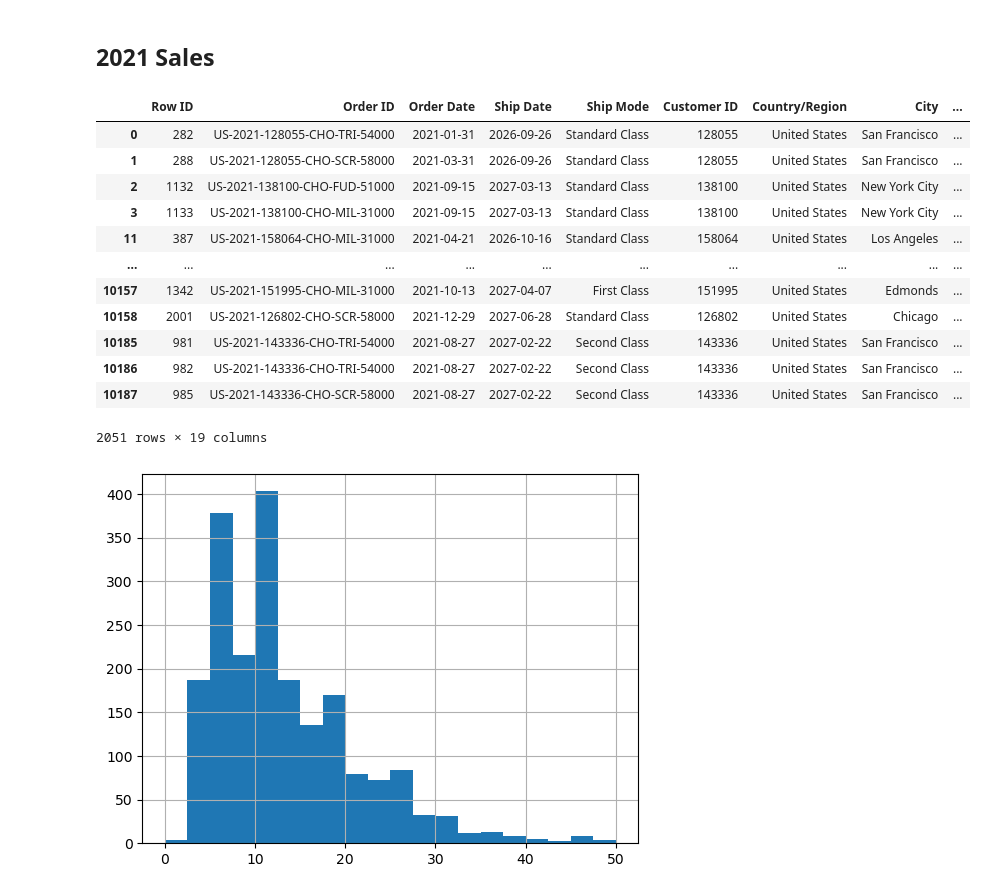
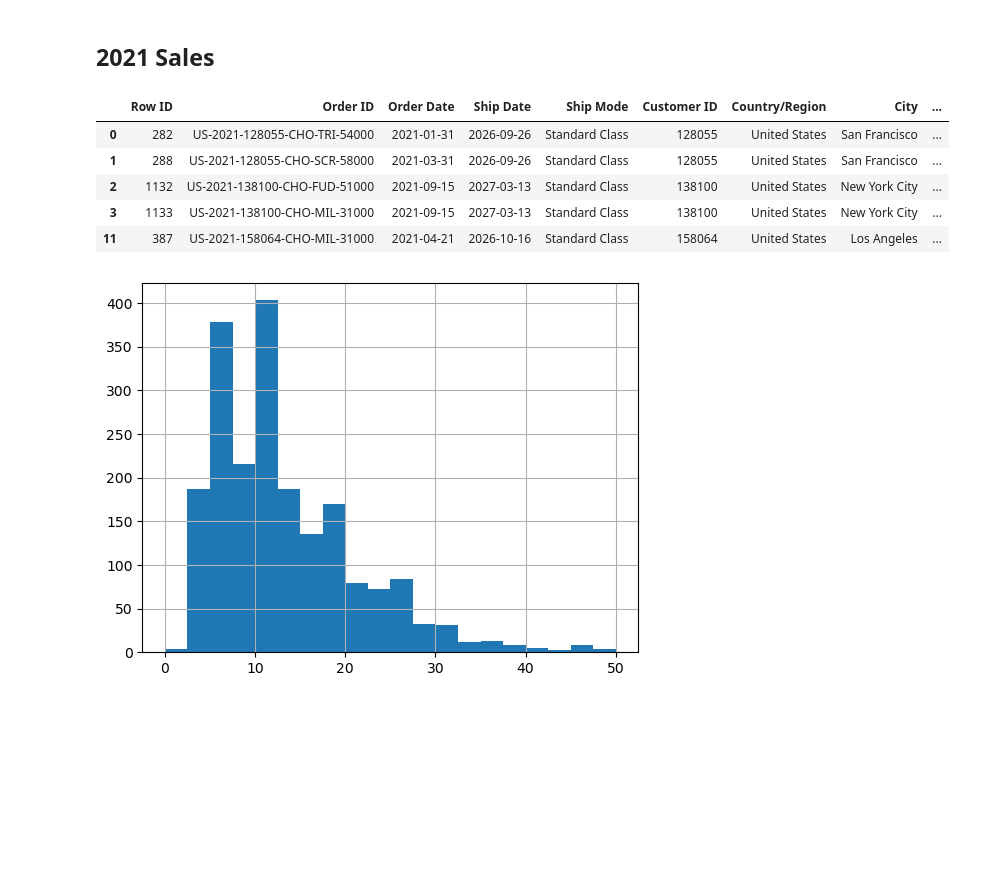
Before and after one commit to suranjanrana/data-analysis-and-warehousing-project, a Jupyter notebook: notebooks/candy-analysis.ipynb, the cells around one changed output. Drawn from its saved outputs; the diff is of its cells as text; code cells hidden in the pictures; blank space fills up the shorter version.

```diff
--- a/notebooks/candy-analysis.ipynb
+++ b/notebooks/candy-analysis.ipynb
@@ -168,21 +151,14 @@ plt.show()
 ## 2021 Sales
 # %%
 # Filtering 2021 sales data
-candy_sales_df[candy_sales_df["Order Date"].dt.year == 2021]
+candy_sales_df[candy_sales_df["Order Date"].dt.year == 2021].head()
 # %% [output]
 |  | Row ID | Order ID | Order Date | Ship Date | Ship Mode | Customer ID | Country/Region | City | ... |
 | 0 | 282 | US-2021-128055-CHO-TRI-54000 | 2021-01-31 | 2026-09-26 | Standard Class | 128055 | United States | San Francisco | ... |
 | 1 | 288 | US-2021-128055-CHO-SCR-58000 | 2021-03-31 | 2026-09-26 | Standard Class | 128055 | United States | San Francisco | ... |
 | 2 | 1132 | US-2021-138100-CHO-FUD-51000 | 2021-09-15 | 2027-03-13 | Standard Class | 138100 | United States | New York City | ... |
 | 3 | 1133 | US-2021-138100-CHO-MIL-31000 | 2021-09-15 | 2027-03-13 | Standard Class | 138100 | United States | New York City | ... |
 | 11 | 387 | US-2021-158064-CHO-MIL-31000 | 2021-04-21 | 2026-10-16 | Standard Class | 158064 | United States | Los Angeles | ... |
-| ... | ... | ... | ... | ... | ... | ... | ... | ... | ... |
-| 10157 | 1342 | US-2021-151995-CHO-MIL-31000 | 2021-10-13 | 2027-04-07 | First Class | 151995 | United States | Edmonds | ... |
-| 10158 | 2001 | US-2021-126802-CHO-SCR-58000 | 2021-12-29 | 2027-06-28 | Standard Class | 126802 | United States | Chicago | ... |
-| 10185 | 981 | US-2021-143336-CHO-TRI-54000 | 2021-08-27 | 2027-02-22 | Second Class | 143336 | United States | San Francisco | ... |
-| 10186 | 982 | US-2021-143336-CHO-TRI-54000 | 2021-08-27 | 2027-02-22 | Second Class | 143336 | United States | San Francisco | ... |
-| 10187 | 985 | US-2021-143336-CHO-SCR-58000 | 2021-08-27 | 2027-02-22 | Second Class | 143336 | United States | San Francisco | ... |
-2051 rows × 19 columns
 # %%
 # subsetting dataframe using datetime index
 candy_sales_dt_idx = candy_sales_df.set_index("Order Date").sort_index()
```
Also changed, not shown: parts of 7 cells of this notebook.
